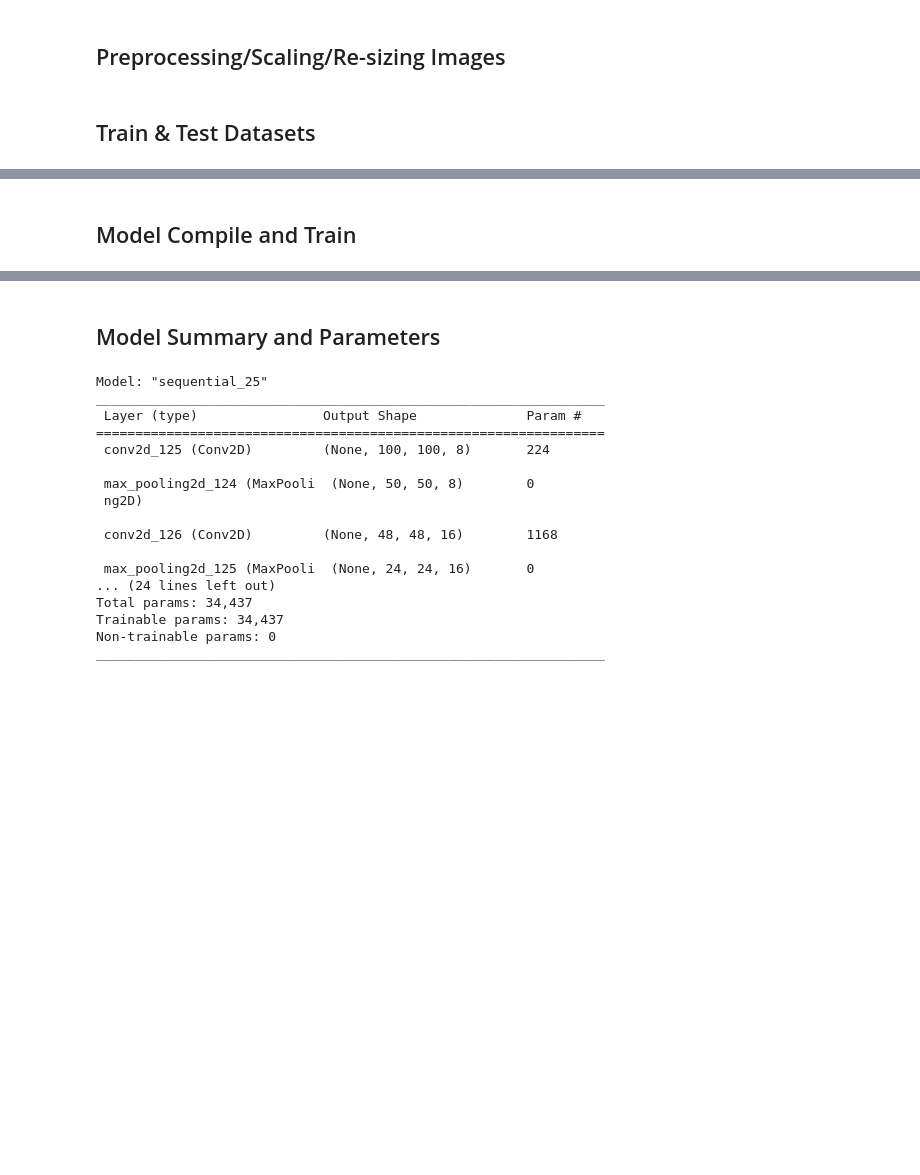
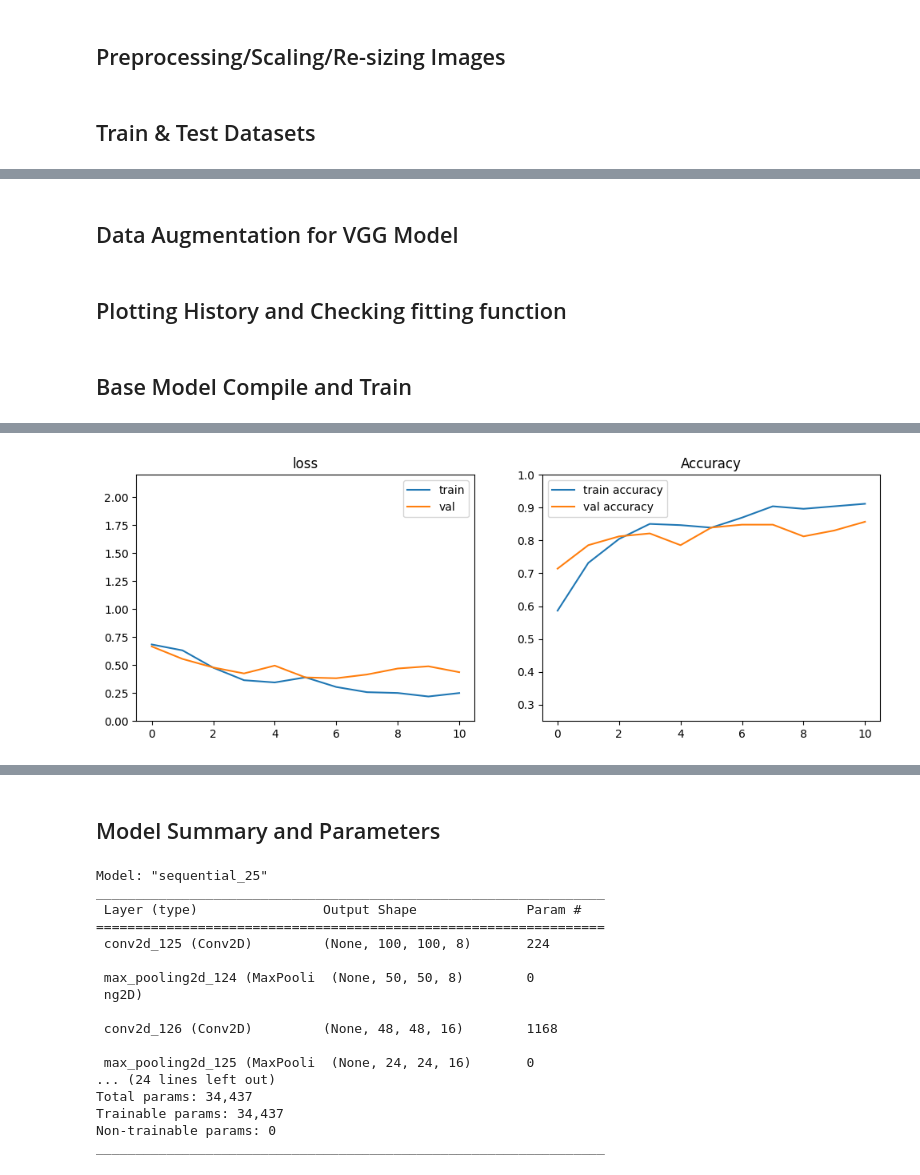
Before and after one commit to Matuschkalulu/traffic_signs, a Jupyter notebook: mjatheendran_base_model.ipynb, the cells around one changed output, grey strips where cells are left out. Cells and saved outputs as stored; diff of their text form; code cells hidden in the pictures; blank space fills up the shorter version.

```diff
--- a/mjatheendran_base_model.ipynb
+++ b/mjatheendran_base_model.ipynb
@@ -152,5 +124,5 @@ AttributeError: 'numpy.ndarray' object has no attribute 'value_counts'
 # %%
-def initialize_model():
+def initialize_base_model():
 
     model = models.Sequential()
 
@@ -190,5 +162,3 @@ def initialize_model():
                   metrics=['accuracy'])
 
     return model
-
-model=initialize_model()
@@ -194,0 +186,2 @@ model=initialize_model()
+# %% [markdown]
+## Data Augmentation for VGG Model
@@ -194,0 +212,2 @@ model=initialize_model()
+# %% [markdown]
+## Plotting History and Checking fitting function
@@ -195,10 +235,61 @@ model=initialize_model()
 # %% [markdown]
-## Model Compile and Train
+## Base Model Compile and Train
 # %%
 from tensorflow.keras.callbacks import EarlyStopping
-es = EarlyStopping(patience=4 ,restore_best_weights=True)
+#es = EarlyStopping(patience=4 ,restore_best_weights=True)
 #es = EarlyStopping()
-model = initialize_model()
+#model = initialize_model()
 # Fit the model on the train data
-history = model.fit(X_train_tf, y_train_array, validation_split=0.3, epochs=25, batch_size=8, callbacks=[es], verbose=1)
+#history = model.fit(X_train_tf, y_train_array, validation_split=0.3, epochs=25, batch_size=8, callbacks=[es], verbose=1)
+
+
+def train_base_model(model: Model, X: np.ndarray, y: np.ndarray, batch_size=8, patience=4,
+                     validation_data=None, validation_split=0.3):
+
+
+    """
+    Fit the model and return a tuple (fitted_model, history)
+    """
+    print(Fore.BLUE + "\nTraining model..." + Style.RESET_ALL)
+
+    es = EarlyStopping(
+        monitor="val_loss",
+        patience=patience,
+        restore_best_weights=True,
+        verbose=1
+    )
+
+    es = EarlyStopping(patience=4 ,restore_best_weights=True)
+    model = initialize_base_model()
+    # Fit the model on the train data
+    history = model.fit(X, y, validation_split=0.3, epochs=25, batch_size=8, callbacks=[es], verbose=1)
+
+    print(f"✅ Model trained with min val ACCURACY: {round(np.min(history.history['val_accuracy']), 2)}")
+
+    return model, history
+
+
+def evaluate_base_model(model: Model, X: np.ndarray, y: np.ndarray, batch_size=16):
+
+    """
+    Evaluate trained model performance on the dataset
+    """
+    print(Fore.BLUE + f"\nEvaluating model on {len(X)} rows..." + Style.RESET_ALL)
+    if model is None:
+        print(f"\n❌ No model to evaluate")
+        return None
+
+    metrics = model.evaluate(x=X, y=y, batch_size=batch_size, verbose=0, return_dict=True)
+    loss = metrics["loss"]
+    accuracy = metrics["accuracy"]
+
+    print(f"✅ Model evaluated, Accuracy: {round(accuracy, 2)}")
+    return metrics
+
+print(Fore.GREEN + f"\nProcessing using Base Model..." + Style.RESET_ALL)
+model1 = initialize_base_model()
+#model1, history1 = train_base_model(model1, X_train_preproc, y_train)
+model1, history1 = train_base_model(model1, X_train_tf, y_train_array)
+plot_history(history1)
+base_model_score = evaluate_base_model(model1, X_test_tf, y_test_array)
 # %% [output]
@@ -221,0 +313 @@ Epoch 16/25
+[figure, added]
```
Also changed, not shown: parts of 29 cells of this notebook.
